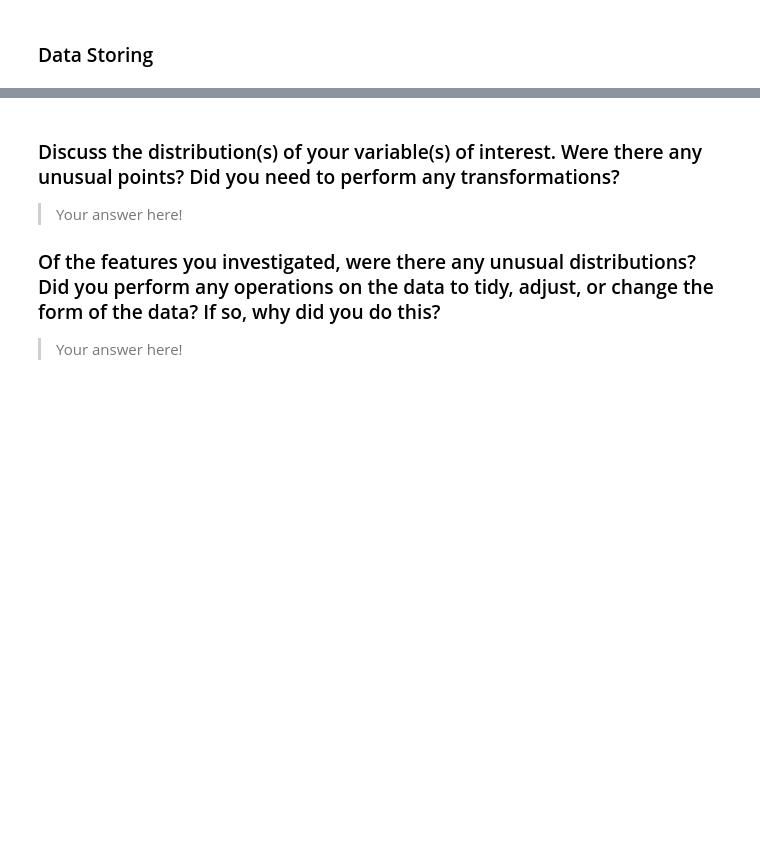
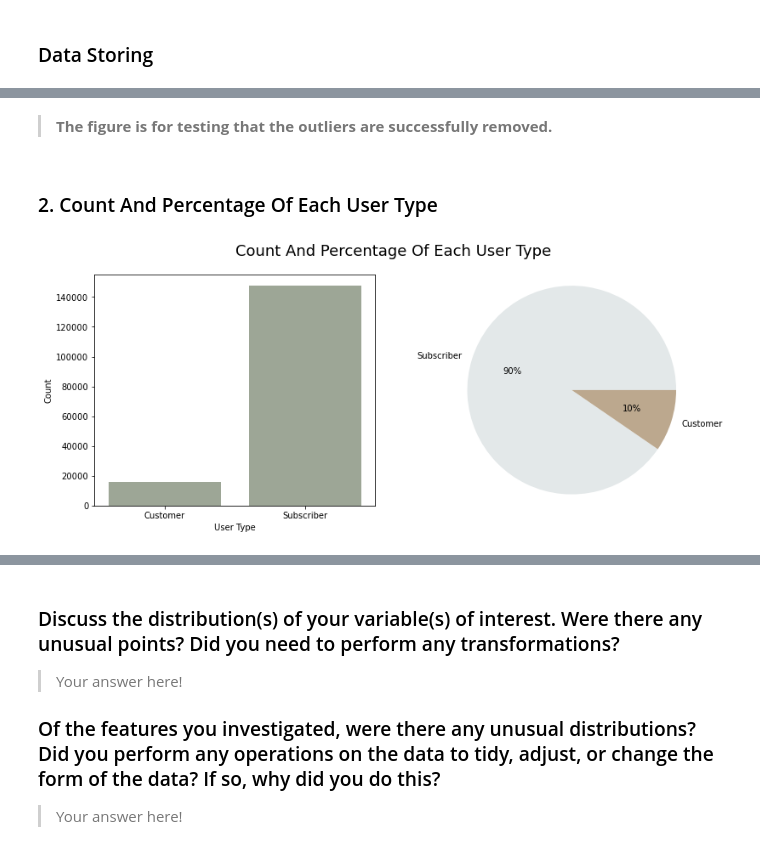
Before and after one commit to KarimEl-Dweky/Communicate-Data-Findings-Ford-Go-Bike, a Jupyter notebook: exploration.ipynb, the cells around one changed output, grey strips where cells are left out. Saved outputs shown, nothing was run; the diff lists cells and outputs as text; code cells hidden in the pictures; blank space fills up the shorter version.

```diff
--- a/exploration.ipynb
+++ b/exploration.ipynb
@@ -444,0 +503,25 @@ you plan on investigating next.
+# %% [markdown]
+> **The figure is for testing that the outliers are successfully removed.**
+# %% [markdown]
+### 2. Count And Percentage Of Each User Type
+# %%
+# Plotting Count And Percentage Of Each User Type
+
+plt.figure(figsize = [13, 5])
+
+plt.subplot(1, 2, 1)
+sb.countplot(x = df_cleaned.user_type, color = '#9DA993')
+plt.xlabel('User Type')
+plt.ylabel('Count')
+
+plt.subplot(1, 2, 2)
+plt.pie(df_cleaned.user_type.value_counts(),
+        labels = df_cleaned.user_type.value_counts().keys(),
+        colors = ['#E3E8E9', '#BCA88E'],
+        autopct='%1.0f%%')
+
+plt.axis('equal')
+
+plt.suptitle('Count And Percentage Of Each User Type', fontsize=18);
+# %% [output]
+[figure, added]
```
Also changed, not shown: parts of 21 cells of this notebook, 1 other file.
